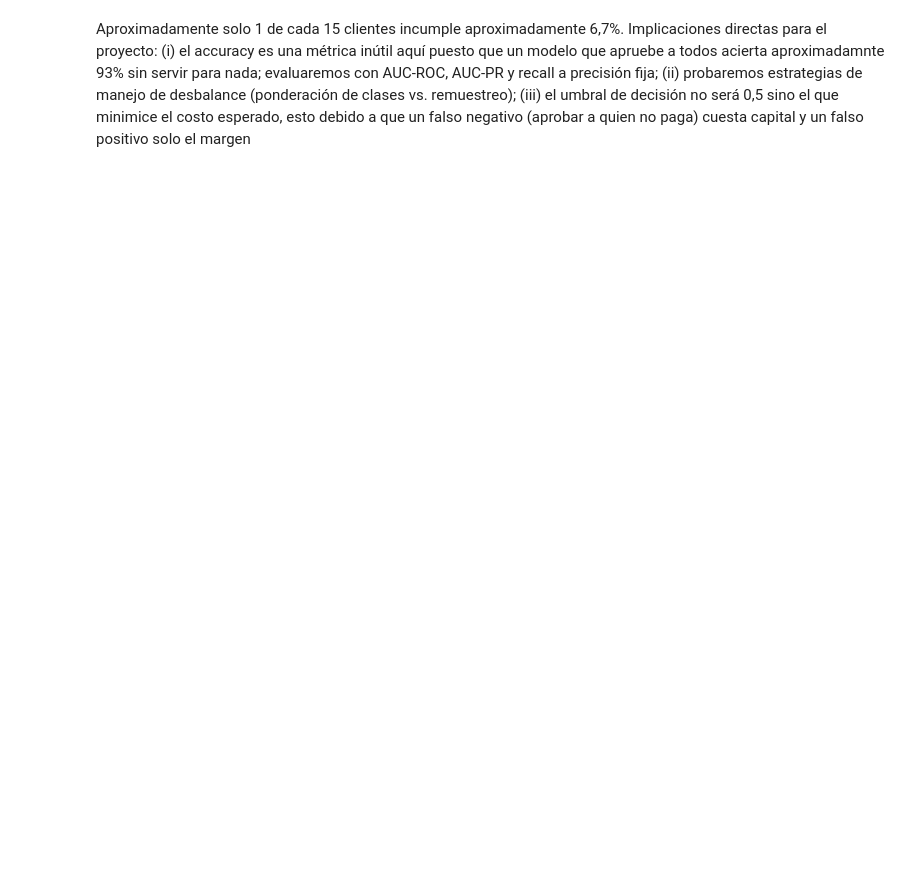
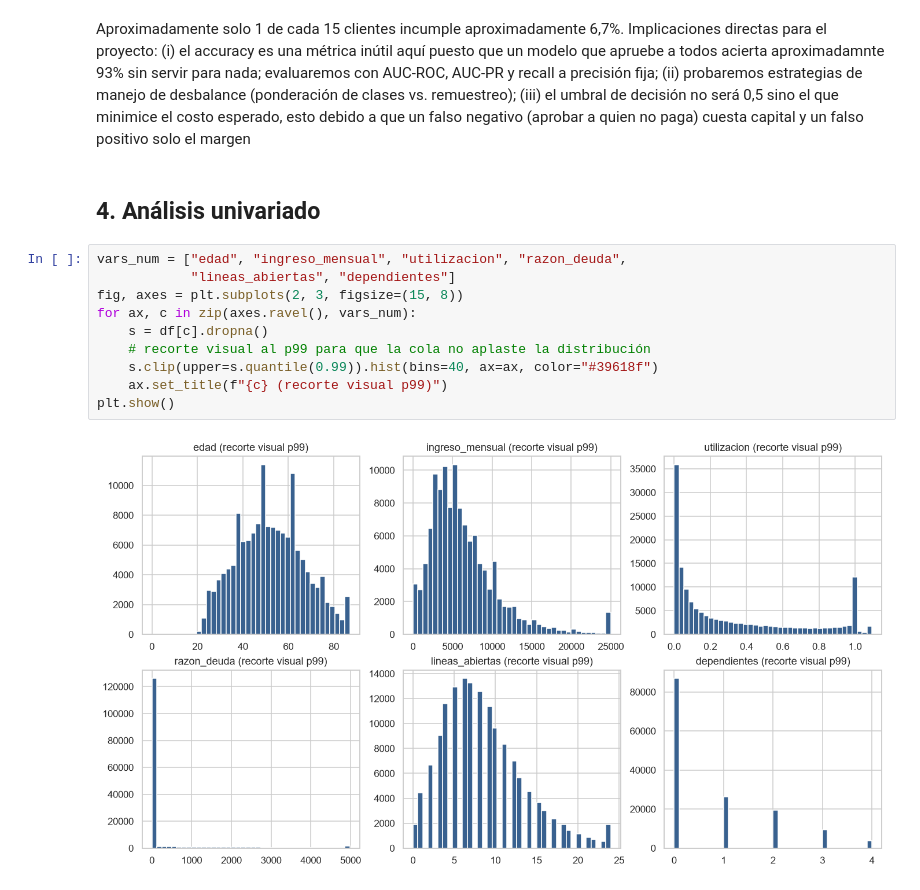
Before and after one commit to w-bojacag/DS-Miniproyecto, a Jupyter notebook: Notebook/01_eda.ipynb, the cells around one changed output. Saved outputs shown, nothing was run; the diff lists cells and outputs as text; blank space fills up the shorter version.

Commit message:
se agrega punto 4 Análisis univariado y punto 5 Relación con el incumplimiento (bivariado)

```diff
--- a/Notebook/01_eda.ipynb
+++ b/Notebook/01_eda.ipynb
@@ -168,2 +168,16 @@ plt.show()
 # %% [markdown]
 Aproximadamente solo 1 de cada 15 clientes incumple aproximadamente 6,7%. Implicaciones directas para el proyecto: (i) el accuracy es una métrica inútil aquí puesto que un modelo que apruebe a todos acierta aproximadamnte 93% sin servir para nada; evaluaremos con AUC-ROC, AUC-PR y recall a precisión fija; (ii) probaremos estrategias de manejo de desbalance (ponderación de clases vs. remuestreo); (iii) el umbral de decisión no será 0,5 sino el que minimice el costo esperado, esto debido a que un falso negativo (aprobar a quien no paga) cuesta  capital y un falso positivo solo el margen
+# %% [markdown]
+## 4. Análisis univariado
+# %%
+vars_num = ["edad", "ingreso_mensual", "utilizacion", "razon_deuda",
+            "lineas_abiertas", "dependientes"]
+fig, axes = plt.subplots(2, 3, figsize=(15, 8))
+for ax, c in zip(axes.ravel(), vars_num):
+    s = df[c].dropna()
+    # recorte visual al p99 para que la cola no aplaste la distribución
+    s.clip(upper=s.quantile(0.99)).hist(bins=40, ax=ax, color="#39618f")
+    ax.set_title(f"{c} (recorte visual p99)")
+plt.show()
+# %% [output]
+[figure, added]
```
Also changed, not shown: parts of 8 cells of this notebook.
